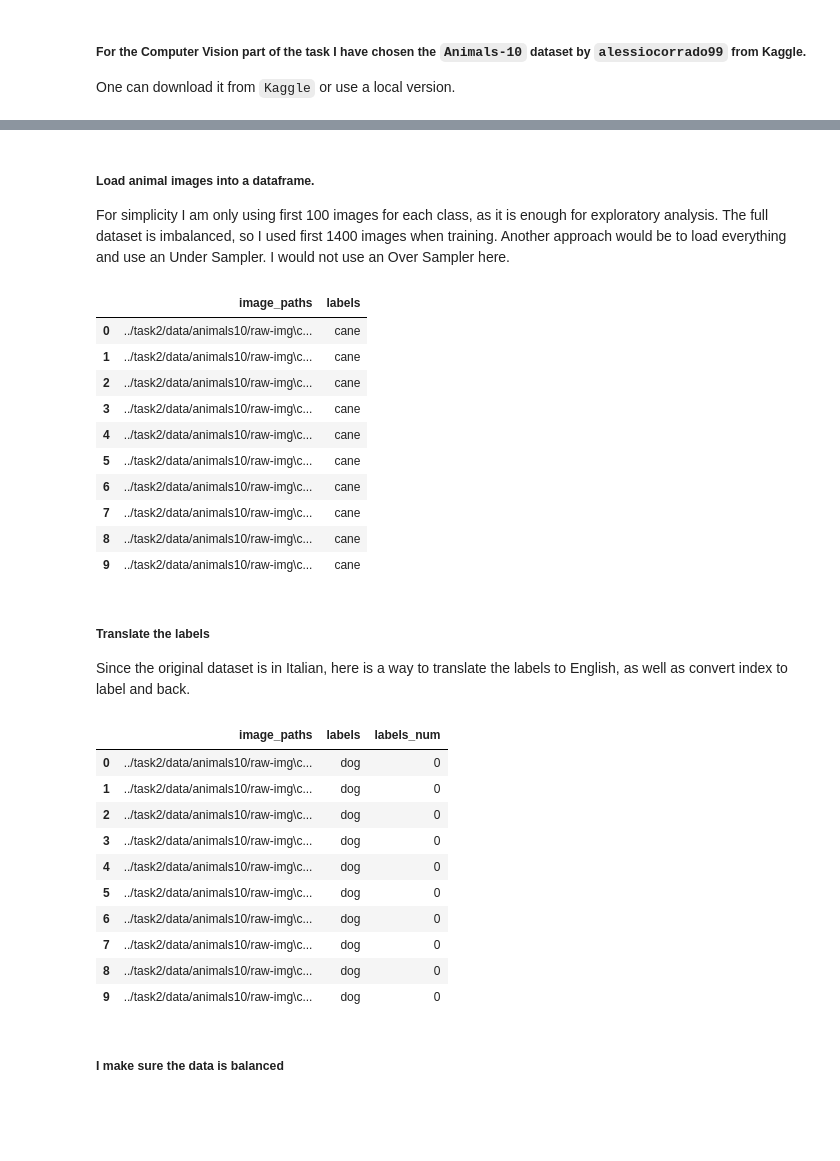
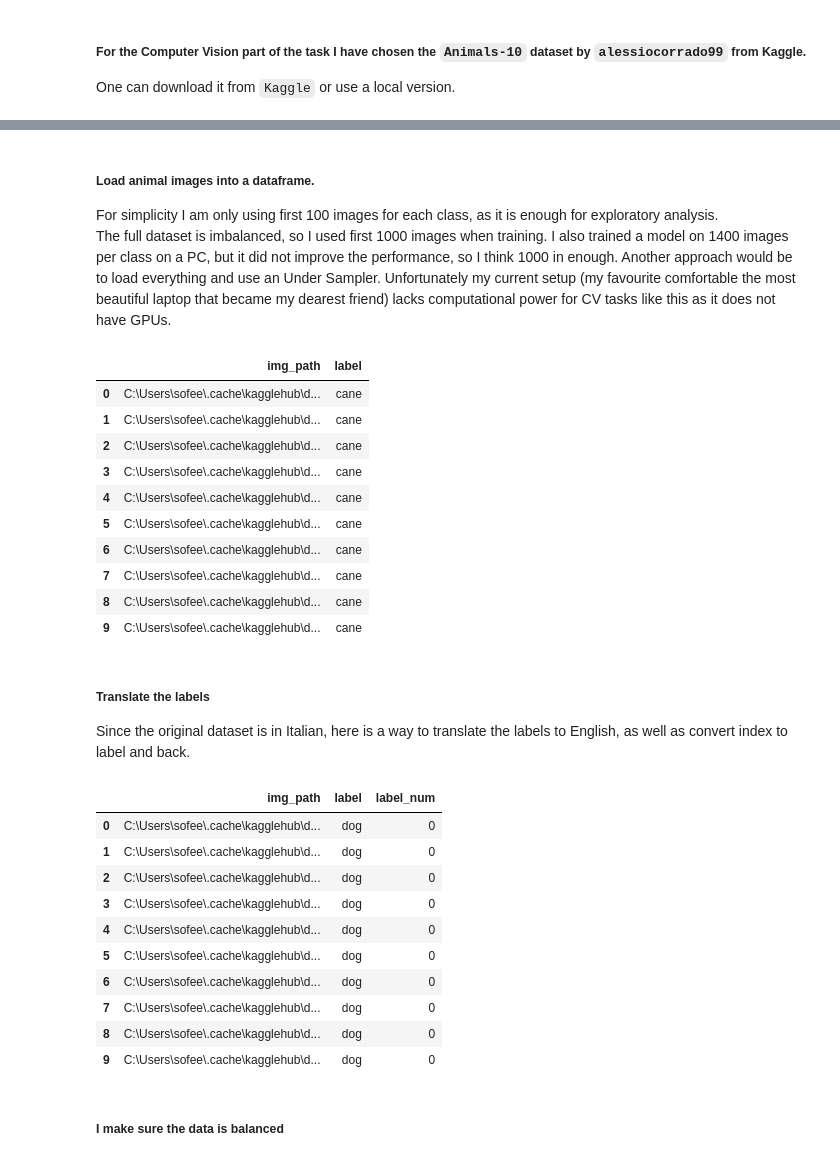
Before and after one commit to sofeeka/WinstarsAI_InternshipTest_SofiiaHrychukh, a Jupyter notebook: task2/dataset_exploratory.ipynb, the cells around one changed output, grey strips where cells are left out. Saved outputs shown, nothing was run; the diff lists cells and outputs as text; code cells hidden in the pictures; blank space fills up the shorter version.

```diff
--- a/task2/dataset_exploratory.ipynb
+++ b/task2/dataset_exploratory.ipynb
@@ -42,12 +32,13 @@ path = kagglehub.dataset_download("alessiocorrado99/animals10")
 # %%
-# root = os.path.join(path, 'raw-img') # kaggle
-root = '../task2/data/animals10/raw-img' # locally
+root = os.path.join(path, 'raw-img') # kaggle
+# root = '../task2/data/animals10/raw-img' # locally
 # %% [markdown]
 ##### Load animal images into a dataframe.
+
 For simplicity I am only using first 100 images for each class, as it is enough for exploratory analysis.
-The full dataset is imbalanced, so I used first 1400 images when training. Another approach would be to load everything and use an Under Sampler. I would not use an Over Sampler here.
+The full dataset is imbalanced, so I used first 1000 images when training. I also trained a model on 1400 images per class on a PC, but it did not improve the performance, so I think 1000 in enough. Another approach would be to load everything and use an Under Sampler. Unfortunately my current setup (my favourite comfortable the most beautiful laptop that became my dearest friend) lacks computational power for CV tasks like this as it does not have GPUs.
 # %%
-image_paths = []
+img_paths = []
 labels = []
 
 # for each animal (separate folder for each)
@@ -57,26 +48,26 @@ for animal in os.listdir(root):
     # use first 100 images to make sure the dataset is balanced
     for img in os.listdir(path)[:100]:
         # add image path
-        image_paths.append(os.path.join(path, img))
+        img_paths.append(os.path.join(path, img))
         # add label (animal name)
         labels.append(animal)
 # %%
 df = pd.DataFrame({
-    'image_paths' : image_paths,
-    'labels' : labels
+    'img_path' : img_paths,
+    'label' : labels
 })
 df.head(10)
 # %% [output]
-|  | image_paths | labels |
-| 0 | ../task2/data/animals10/raw-img\c... | cane |
-| 1 | ../task2/data/animals10/raw-img\c... | cane |
-| 2 | ../task2/data/animals10/raw-img\c... | cane |
-| 3 | ../task2/data/animals10/raw-img\c... | cane |
-| 4 | ../task2/data/animals10/raw-img\c... | cane |
-| 5 | ../task2/data/animals10/raw-img\c... | cane |
-| 6 | ../task2/data/animals10/raw-img\c... | cane |
-| 7 | ../task2/data/animals10/raw-img\c... | cane |
-| 8 | ../task2/data/animals10/raw-img\c... | cane |
-| 9 | ../task2/data/animals10/raw-img\c... | cane |
+|  | img_path | label |
+| 0 | C:\Users\sofee\.cache\kagglehub\d... | cane |
+| 1 | C:\Users\sofee\.cache\kagglehub\d... | cane |
+| 2 | C:\Users\sofee\.cache\kagglehub\d... | cane |
+| 3 | C:\Users\sofee\.cache\kagglehub\d... | cane |
+| 4 | C:\Users\sofee\.cache\kagglehub\d... | cane |
+| 5 | C:\Users\sofee\.cache\kagglehub\d... | cane |
+| 6 | C:\Users\sofee\.cache\kagglehub\d... | cane |
+| 7 | C:\Users\sofee\.cache\kagglehub\d... | cane |
+| 8 | C:\Users\sofee\.cache\kagglehub\d... | cane |
+| 9 | C:\Users\sofee\.cache\kagglehub\d... | cane |
 # %% [markdown]
 ##### Translate the labels
@@ -96,21 +88,21 @@ label = {"cane": "dog",
 label_to_index = {key: idx for idx, key in enumerate(label.keys())}
 index_to_label = {idx: value for key, value in label.items() for idx, k in enumerate(label.keys()) if k == key}
 # %%
-df['labels_num'] = df['labels'].map(label_to_index)
-df['labels'] = df['labels'].map(label)
+df['label_num'] = df['label'].map(label_to_index)
+df['label'] = df['label'].map(label)
 df.head(10)
 # %% [output]
-|  | image_paths | labels | labels_num |
-| 0 | ../task2/data/animals10/raw-img\c... | dog | 0 |
-| 1 | ../task2/data/animals10/raw-img\c... | dog | 0 |
-| 2 | ../task2/data/animals10/raw-img\c... | dog | 0 |
-| 3 | ../task2/data/animals10/raw-img\c... | dog | 0 |
-| 4 | ../task2/data/animals10/raw-img\c... | dog | 0 |
-| 5 | ../task2/data/animals10/raw-img\c... | dog | 0 |
-| 6 | ../task2/data/animals10/raw-img\c... | dog | 0 |
-| 7 | ../task2/data/animals10/raw-img\c... | dog | 0 |
-| 8 | ../task2/data/animals10/raw-img\c... | dog | 0 |
-| 9 | ../task2/data/animals10/raw-img\c... | dog | 0 |
+|  | img_path | label | label_num |
+| 0 | C:\Users\sofee\.cache\kagglehub\d... | dog | 0 |
+| 1 | C:\Users\sofee\.cache\kagglehub\d... | dog | 0 |
+| 2 | C:\Users\sofee\.cache\kagglehub\d... | dog | 0 |
+| 3 | C:\Users\sofee\.cache\kagglehub\d... | dog | 0 |
+| 4 | C:\Users\sofee\.cache\kagglehub\d... | dog | 0 |
+| 5 | C:\Users\sofee\.cache\kagglehub\d... | dog | 0 |
+| 6 | C:\Users\sofee\.cache\kagglehub\d... | dog | 0 |
+| 7 | C:\Users\sofee\.cache\kagglehub\d... | dog | 0 |
+| 8 | C:\Users\sofee\.cache\kagglehub\d... | dog | 0 |
+| 9 | C:\Users\sofee\.cache\kagglehub\d... | dog | 0 |
 # %% [markdown]
 ##### I make sure the data is balanced
 # %%
```
Also changed, not shown: parts of 11 cells of this notebook.
